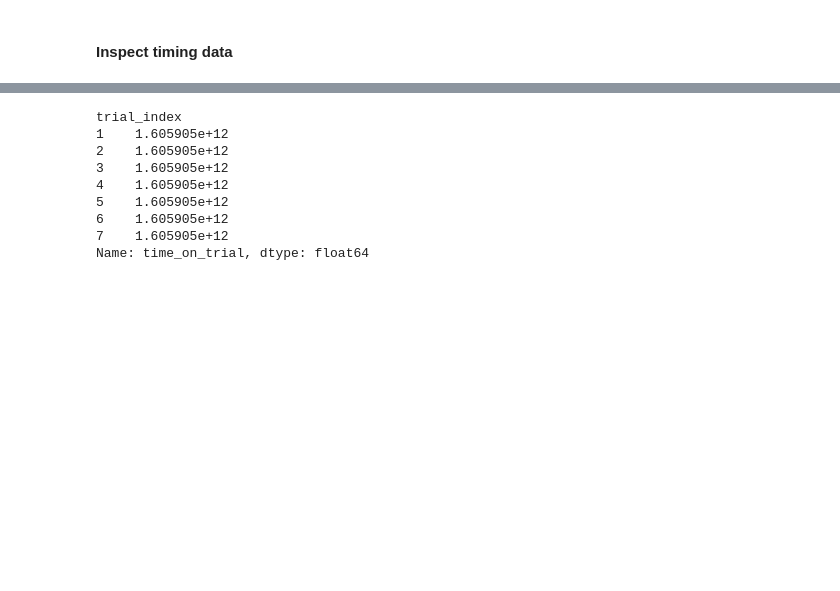
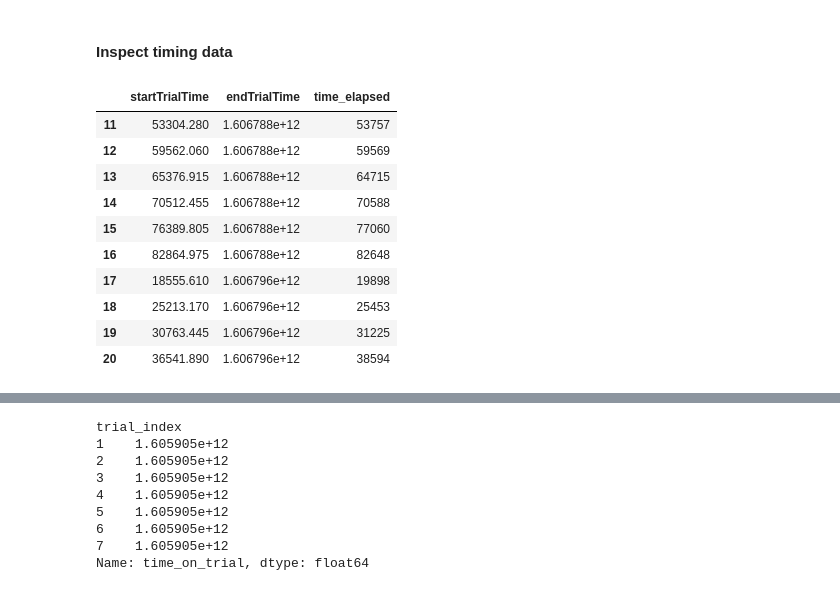
Before and after one commit to choldawa/curiotower_CogSci2021, a Jupyter notebook: analysis/evalTower-prepilot.ipynb, the cells around one changed output, grey strips where cells are left out. Saved outputs shown, nothing was run; the diff lists cells and outputs as text; code cells hidden in the pictures; blank space fills up the shorter version.

```diff
--- a/analysis/evalTower-prepilot.ipynb
+++ b/analysis/evalTower-prepilot.ipynb
@@ -194,6 +194,20 @@ df['button_pressed'].hist(bins = 5)
 [figure]
 # %% [markdown]
 #### Inspect timing data
+# %%
+df[['startTrialTime','endTrialTime', 'time_elapsed']].tail(10)
+# %% [output]
+|  | startTrialTime | endTrialTime | time_elapsed |
+| 11 | 53304.280 | 1.606788e+12 | 53757 |
+| 12 | 59562.060 | 1.606788e+12 | 59569 |
+| 13 | 65376.915 | 1.606788e+12 | 64715 |
+| 14 | 70512.455 | 1.606788e+12 | 70588 |
+| 15 | 76389.805 | 1.606788e+12 | 77060 |
+| 16 | 82864.975 | 1.606788e+12 | 82648 |
+| 17 | 18555.610 | 1.606796e+12 | 19898 |
+| 18 | 25213.170 | 1.606796e+12 | 25453 |
+| 19 | 30763.445 | 1.606796e+12 | 31225 |
+| 20 | 36541.890 | 1.606796e+12 | 38594 |
 # %%
 df['time_on_trial'] = df['time_elapsed'] - df['startTrialTime']
 df_time = df.groupby(['trial_index'])['time_on_trial'].mean()
```
Also changed, not shown: parts of 4 cells of this notebook, 1 other file.
